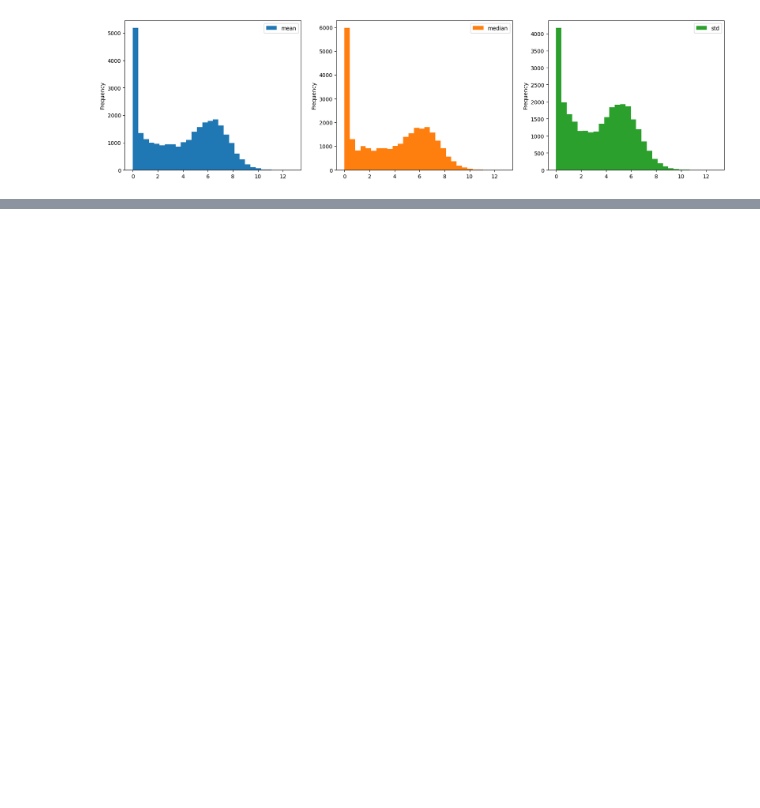
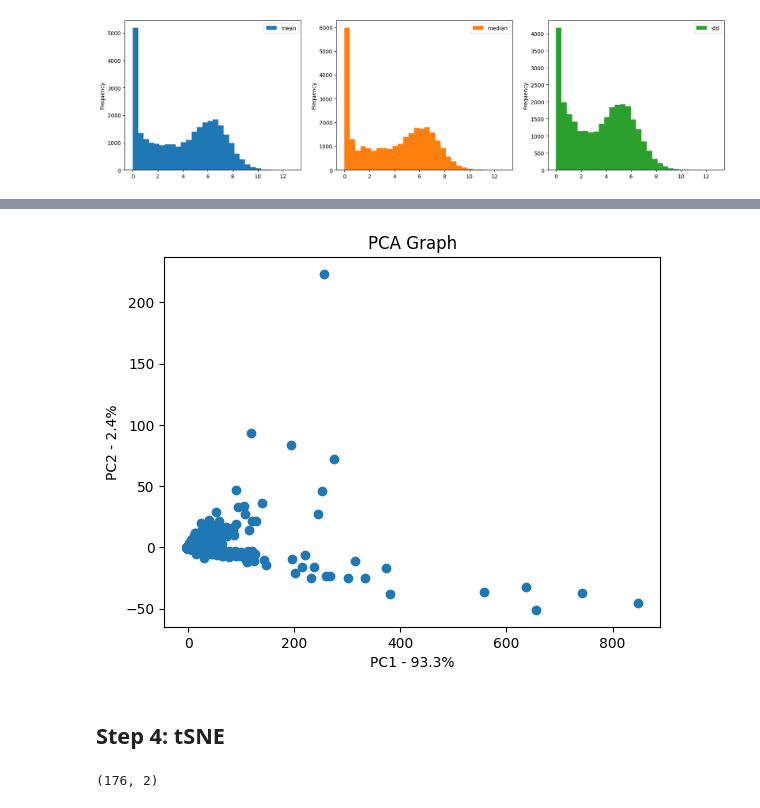
Before and after one commit to demic-dev/als-biomarker-identification-project, a Jupyter notebook: Report.ipynb, the cells around one changed output, grey strips where cells are left out. Drawn from its saved outputs; the diff is of its cells as text; code cells hidden in the pictures; blank space fills up the shorter version.

Commit message:
wip: rework on classes and step 4

```diff
--- a/Report.ipynb
+++ b/Report.ipynb
@@ -258,0 +141,42 @@ log_= sequencing.log_transformation
+# %%
+from sklearn.preprocessing import StandardScaler
+from sklearn.decomposition import PCA
+scaler = StandardScaler()
+scaled_genes = scaler.fit_transform(sequencing.get_genes_counts().T)
+
+pca = PCA(n_components=20)
+pca.fit(scaled_genes)
+pca_data = pca.transform(scaled_genes)
+# %%
+import numpy as np
+
+per_var = np.round(pca.explained_variance_ratio_ * 100, decimals=1)
+labels = [f'PC{x}' for x in range(1, len(per_var) + 1)]
+
+# plt.bar(x=range(1, len(per_var) + 1), height=per_var, )
+# plt.ylabel('Percentage of Explained Variance')
+# plt.xlabel('Principal Component')
+# plt.title('Scree Plot')
+# plt.show()
+
+pca_df = pd.DataFrame(pca_data, index=sequencing.get_genes_counts().columns, columns=labels)
+
+plt.scatter(pca_df.PC1, pca_df.PC2)
+plt.title('PCA Graph')
+plt.xlabel('PC1 - {0}%'.format(per_var[0]))
+plt.ylabel('PC2 - {0}%'.format(per_var[1]))
+
+# for sample in pca_df.index:
+#     plt.annotate(sample, (pca_df.PC1.loc[sample], pca_df.PC2.loc[sample]))
+
+plt.show()
+# %% [output]
+[figure, added]
+# %% [markdown]
+## Step 4: tSNE
+# %%
+from sklearn.manifold import TSNE
+X_embedded = TSNE(n_components=2, learning_rate='auto', init='random', perplexity=3).fit_transform(sequencing.get_genes_counts())
+X_embedded.shape
+# %% [output]
+(176, 2)
```
Also changed, not shown: parts of 33 cells of this notebook, 6 other files.
